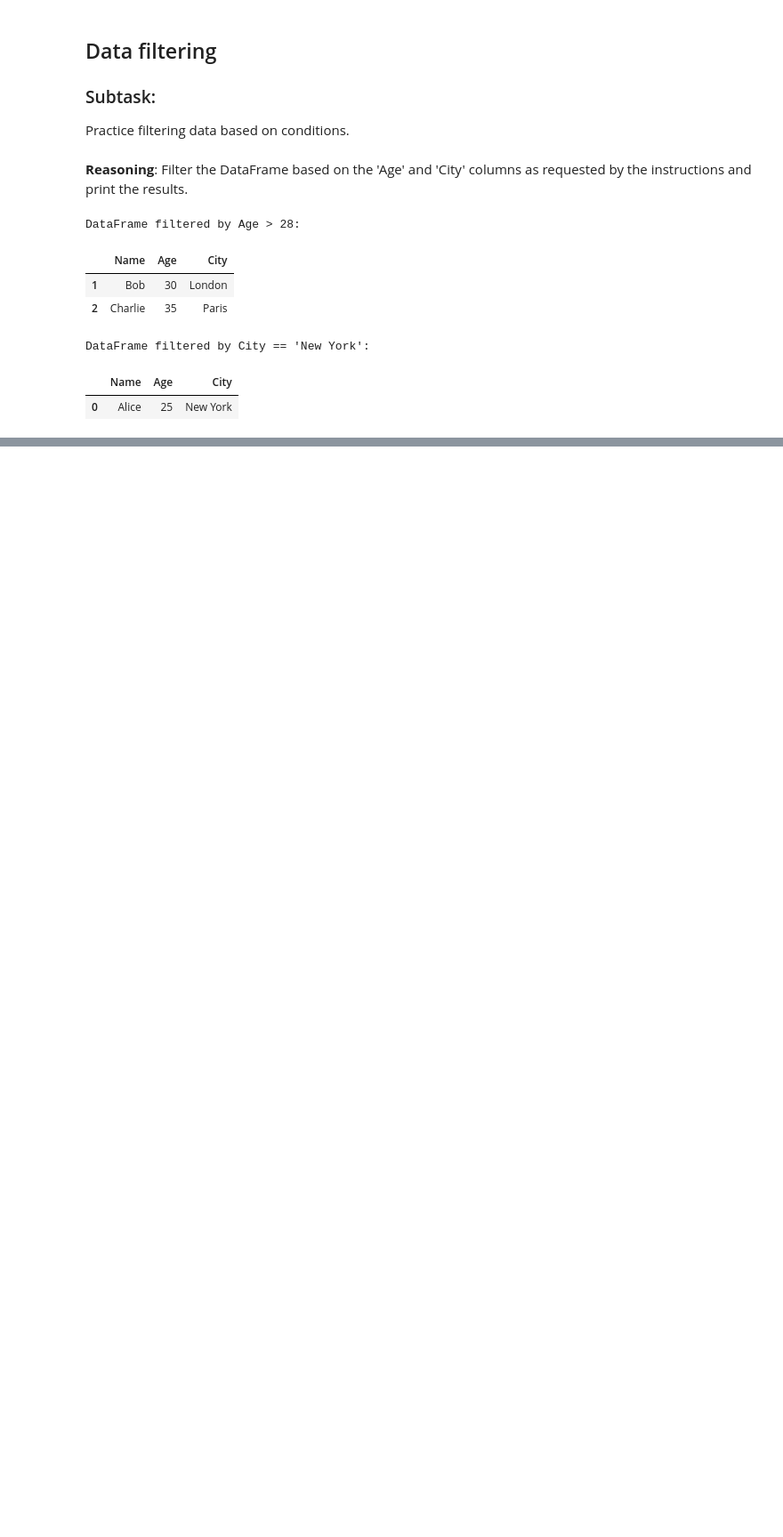
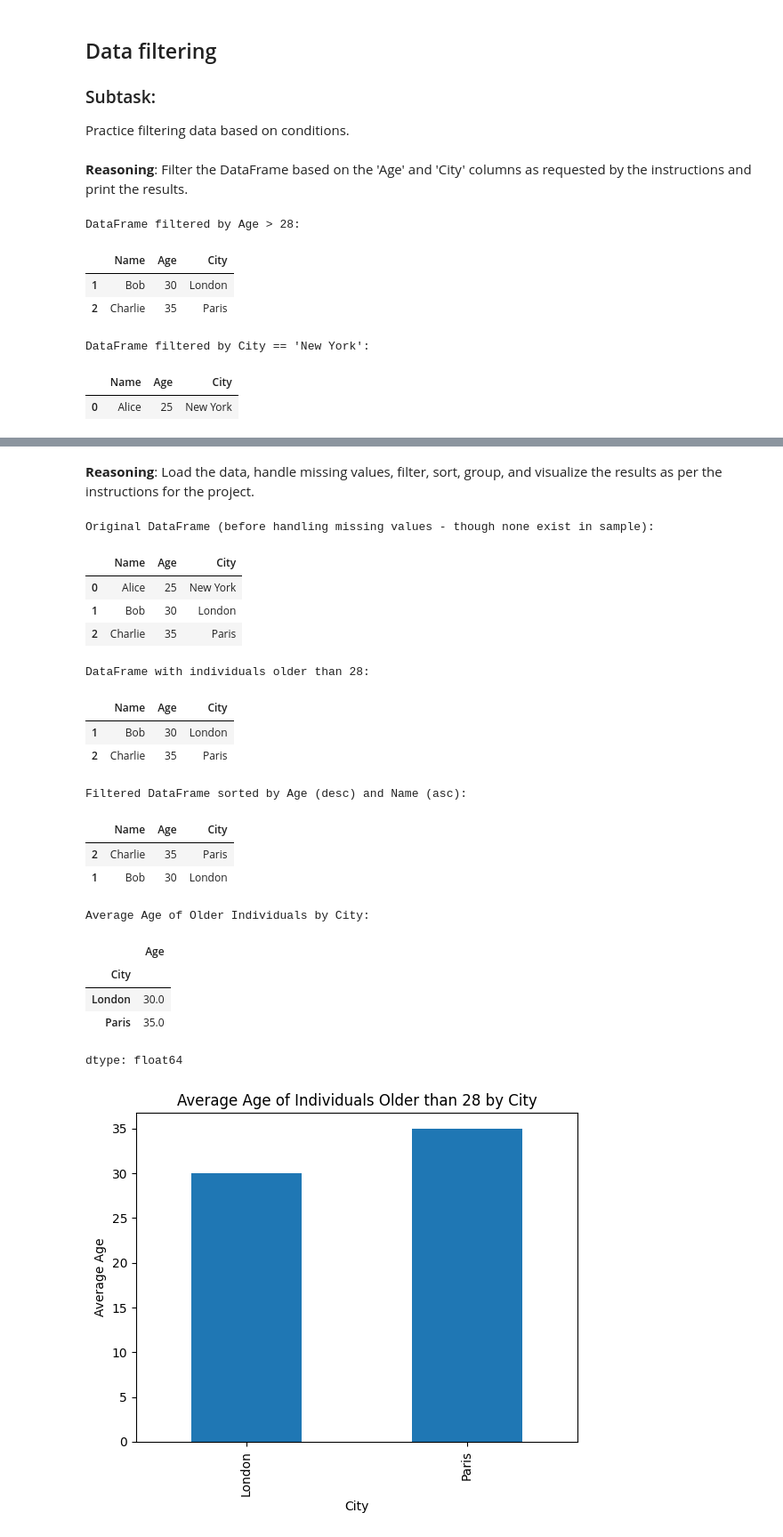
Before and after one commit to AI-Junction/Learn-ML, a Jupyter notebook: LearnPandasPart3.ipynb, the cells around one changed output, grey strips where cells are left out. Shown at 89% size. Cells and saved outputs as stored; diff of their text form; code cells hidden in the pictures; blank space fills up the shorter version.

```diff
--- a/LearnPandasPart3.ipynb
+++ b/LearnPandasPart3.ipynb
@@ -178,0 +348,66 @@ DataFrame filtered by City == 'New York':
+# %% [markdown]
+**Reasoning**:
+Load the data, handle missing values, filter, sort, group, and visualize the results as per the instructions for the project.
+# %%
+# 1. Load the 'sample_data.csv' file into a new DataFrame named project_df.
+project_df = pd.read_csv('sample_data.csv')
+
+# 2. Check for and handle any missing values in project_df.
+# In this specific sample_data.csv, there are no missing values based on previous inspection.
+# However, if there were, we could handle them like this (demonstration):
+# project_df['Age'].fillna(project_df['Age'].mean(), inplace=True)
+# project_df['City'].fillna('Unknown', inplace=True)
+
+print("Original DataFrame (before handling missing values - though none exist in sample):")
+display(project_df)
+
+# 3. Filter project_df to include only individuals older than 28.
+older_individuals = project_df[project_df['Age'] > 28].copy() # Use .copy() to avoid SettingWithCopyWarning
+
+print("\nDataFrame with individuals older than 28:")
+display(older_individuals)
+
+
+# 4. Sort older_individuals by 'Age' in descending order and then by 'Name' in ascending order.
+sorted_older_individuals = older_individuals.sort_values(by=['Age', 'Name'], ascending=[False, True])
+
+print("\nFiltered DataFrame sorted by Age (desc) and Name (asc):")
+display(sorted_older_individuals)
+
+# 5. Group sorted_older_individuals by 'City' and calculate the average age for each city.
+avg_age_older_by_city = sorted_older_individuals.groupby('City')['Age'].mean()
+
+print("\nAverage Age of Older Individuals by City:")
+display(avg_age_older_by_city)
+
+# 6. Create a bar plot to visualize the average age of older individuals by city.
+avg_age_older_by_city.plot(kind='bar')
+
+# Add a title and axis labels to the plot
+plt.title('Average Age of Individuals Older than 28 by City')
+plt.xlabel('City')
+plt.ylabel('Average Age')
+
+# Display the plot
+plt.show()
+# %% [output]
+Original DataFrame (before handling missing values - though none exist in sample):
+|  | Name | Age | City |
+| 0 | Alice | 25 | New York |
+| 1 | Bob | 30 | London |
+| 2 | Charlie | 35 | Paris |
+DataFrame with individuals older than 28:
+|  | Name | Age | City |
+| 1 | Bob | 30 | London |
+| 2 | Charlie | 35 | Paris |
+Filtered DataFrame sorted by Age (desc) and Name (asc):
+|  | Name | Age | City |
+| 2 | Charlie | 35 | Paris |
+| 1 | Bob | 30 | London |
+Average Age of Older Individuals by City:
+|  | Age |
+| City |  |
+| London | 30.0 |
+| Paris | 35.0 |
+dtype: float64
+[figure, added]
```
Also changed, not shown: parts of 29 cells of this notebook.
